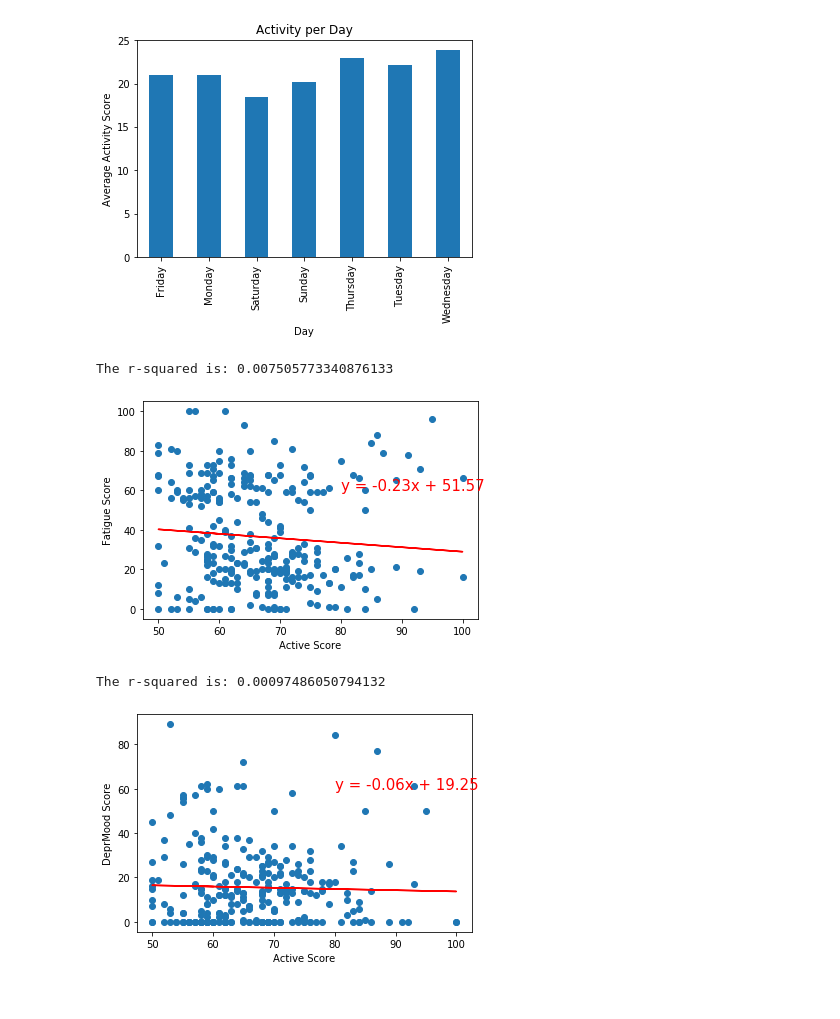
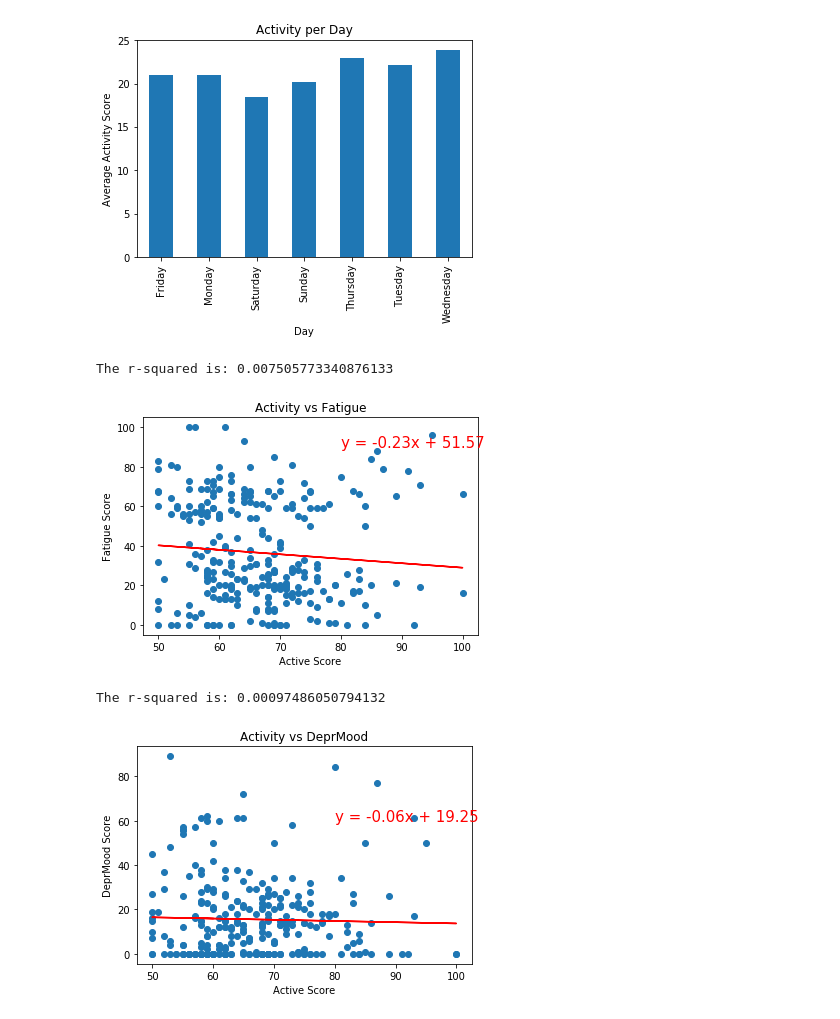
Before and after one commit to hialstkd/Social_Media_And_Happiness, a Jupyter notebook: weekday_vs_active.ipynb, the cells around one changed output. Drawn from its saved outputs; the diff is of its cells as text; code cells hidden in the pictures.

```diff
--- a/weekday_vs_active.ipynb
+++ b/weekday_vs_active.ipynb
@@ -95,24 +102,29 @@ plt.show()
 # %% [output]
 [figure]
 # %%
-
+#creating scatter plot and running linear regression for active vs the other emotions
 x_values = wednesday['Active']
 y_values = wednesday['Fatigue']
 (slope, intercept, rvalue, pvalue, stderr) = linregress(x_values, y_values)
 regress_values = x_values * slope + intercept
 line_eq = "y = " + str(round(slope,2)) + "x + " + str(round(intercept,2))
 plt.scatter(x_values,y_values)
 plt.plot(x_values,regress_values,"r-")
-plt.annotate(line_eq,(80,60),fontsize=15,color="red")
+plt.annotate(line_eq,(80,90),fontsize=15,color="red")
+#plt.annotate(rvalue**2,(60,80),fontsize=15,color="red")
+plt.title("Activity vs Fatigue")
 plt.xlabel('Active Score')
 plt.ylabel('Fatigue Score')
 print(f"The r-squared is: {rvalue**2}")
 plt.savefig('active vs fatigue')
 plt.show()
 # %% [output]
 The r-squared is: 0.007505773340876133
-[figure, old version]
+[figure, new version]
 # %%
+
+#creating scatter plot and running linear regression for active vs the other emotions
+
 x_values = wednesday['Active']
 y_values = wednesday['DeprMood']
 (slope, intercept, rvalue, pvalue, stderr) = linregress(x_values, y_values)
@@ -121,6 +133,8 @@ line_eq = "y = " + str(round(slope,2)) + "x + " + str(round(intercept,2))
 plt.scatter(x_values,y_values)
 plt.plot(x_values,regress_values,"r-")
 plt.annotate(line_eq,(80,60),fontsize=15,color="red")
+#plt.annotate(str( "r-" + rvalue**2),(60,80),fontsize=15,color="red")
+plt.title("Activity vs DeprMood")
 plt.xlabel('Active Score')
 plt.ylabel('DeprMood Score')
 print(f"The r-squared is: {rvalue**2}")
@@ -129,5 +143,5 @@ plt.savefig('active vs DeprMood')
 plt.show()
 # %% [output]
 The r-squared is: 0.00097486050794132
-[figure, old version]
+[figure, new version]
 # %%
```
Also changed, not shown: parts of 12 cells of this notebook, 10 other files.
